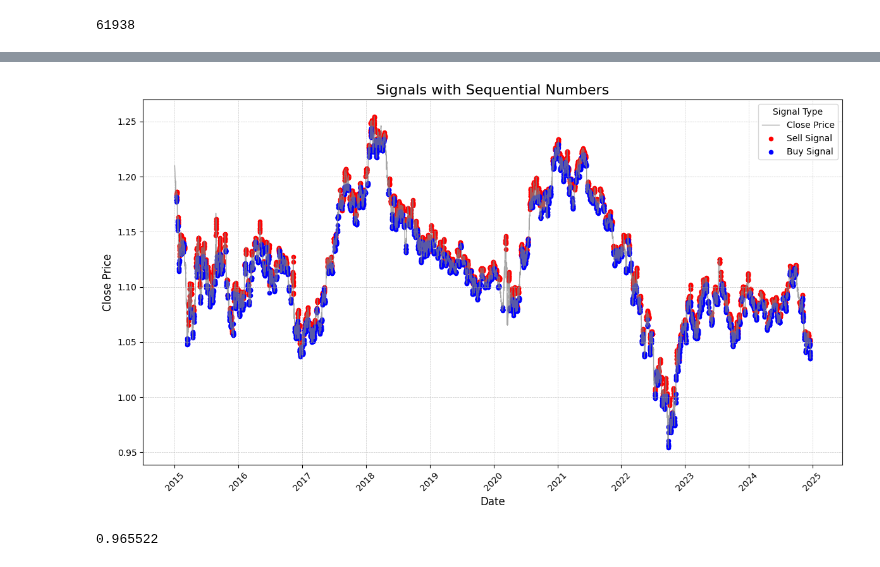
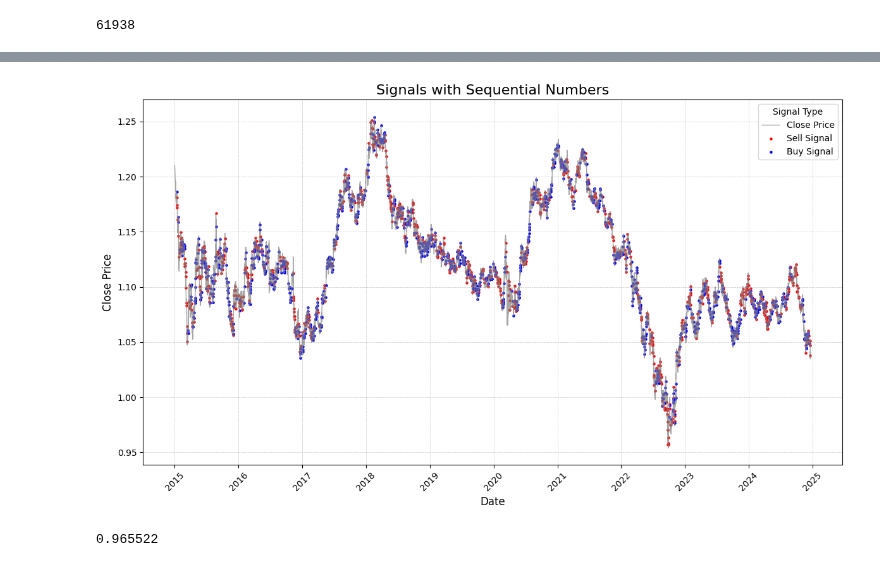
Before and after one commit to Iftekhar-mobin/Make_Money_with_Tensorflow_2.0, a Jupyter notebook: forexPredictor/portfolio from signal.ipynb, the cells around one changed output, grey strips where cells are left out. Drawn from its saved outputs; the diff is of its cells as text; code cells hidden in the pictures.

```diff
--- a/forexPredictor/portfolio from signal.ipynb
+++ b/forexPredictor/portfolio from signal.ipynb
@@ -36,80 +152,11 @@ len(dt)
 # %%
-df=data
-
-
-start = 0
-end = len(dt)
-# end = 5000
-# Assuming 'df' is your DataFrame and it contains 'Date' and 'Close' columns
-df = df.iloc[start:end].reset_index(drop=True)  # Reset index after slicing
-
-# Identify local maxima and minima
-max_signal_indices = argrelextrema(df['Close'].values, np.greater, order=50)[0]
-min_signal_indices = argrelextrema(df['Close'].values, np.less, order=50)[0]
-
-# Initialize Signal column
-df['Signal'] = 0
-df.loc[max_signal_indices, 'Signal'] = -1  # Sell Signal
-df.loc[min_signal_indices, 'Signal'] = 1   # Buy Signal
-
-
-# Modify signals to extend their effect for the next 10 points
-extension_length = 15
-for idx in df[df['Signal'] != 0].index:  # Iterate over non-zero signals
-    signal_value = df.loc[idx, 'Signal']  # Get the signal value (1 or -1)
-    # Update the next `extension_length` zeros to the current signal
-    end_idx = min(idx + extension_length, len(df))  # Ensure we don't exceed bounds
-    for i in range(idx + 1, end_idx):
-        if df.loc[i, 'Signal'] == 0:  # Only alter zero signals
-            df.loc[i, 'Signal'] = signal_value
-
-
-
-
-# Modify signals to extend their effect 3 steps **before** each signal
-extension_length = 5
-for idx in df[df['Signal'] != 0].index:  # Iterate over non-zero signals
-    signal_value = df.loc[idx, 'Signal']  # Get the signal value (1 or -1)
-    # Update the previous `extension_length` zeros to the current signal
-    start_idx = max(idx - extension_length, 0)  # Ensure we don’t go below index 0
-    for i in range(start_idx, idx):
-        if df.loc[i, 'Signal'] == 0:  # Only alter zero signals
-            df.loc[i, 'Signal'] = signal_value
-
-
-# Debugging Info
-print(f"Total Original Sell Signals: {len(max_signal_indices)}")
-print(f"Total Original Buy Signals: {len(min_signal_indices)}")
-print(f"Filtered Signals After Extension: {df['Signal'].value_counts()}")
-
-
-Threshold_distance = 25
-# mv_avg = df['Close'].rolling(window=15).mean()
-
-
-# Filtering consecutive signals
-signal_indices = df[df['Signal'] != 0].index  # Get indices where signals exist
-for i in range(1, len(signal_indices)):
-    current_index = signal_indices[i]
-    previous_index = signal_indices[i - 1]
-
-    # Check for consecutive opposite signals within a short distance (e.g., 25 candles)
-    if abs(current_index - previous_index) <= Threshold_distance and \
-            df.loc[current_index, 'Signal'] == df.loc[previous_index, 'Signal']:
-                df.loc[current_index, 'Signal'] = 0  # Convert to Buy Signal
-
-
-# Debugging Info
-print(f"Total Original Sell Signals: {len(max_signal_indices)}")
-print(f"Total Original Buy Signals: {len(min_signal_indices)}")
-print(f"Filtered Signals: {df['Signal'].value_counts()}")
-
-
 
 
 # Plot Close Prices and signals
 plt.figure(figsize=(12, 7))
 plt.plot(df['Date'], df['Close'], c='gray', alpha=0.7, label='Close Price', linewidth=1)
+# plt.plot(df['Date'], df['Lower_Band'], c='red', alpha=0.7, label='Lower_Band', linewidth=1)
+# plt.plot(df['Date'], df['Upper_Band'], c='blue', alpha=0.7, label='Upper_Band', linewidth=1)
 
 
 # Combine Buy and Sell Signals into one DataFrame
@@ -118,12 +165,12 @@ signals = df[df['Signal'] != 0]  # Filter rows with non-zero signals (buy/sell)
 
 # Plot Final Sell Signals
 sell_signals = signals[signals['Signal'] == -1]
-plt.scatter(sell_signals['Date'], sell_signals['Close'], c='red', label='Sell Signal', marker='o', s=20)
+plt.scatter(sell_signals['Date'], sell_signals['Close'], c='red', label='Sell Signal', marker='o', s=5)
 
 
 # Plot Final Buy Signals
 buy_signals = signals[signals['Signal'] == 1]
-plt.scatter(buy_signals['Date'], buy_signals['Close'], c='blue', label='Buy Signal', marker='o', s=20)
+plt.scatter(buy_signals['Date'], buy_signals['Close'], c='blue', label='Buy Signal', marker='o', s=5)
 
 
 # Add sequential numbering for all signals with adjusted spacing
@@ -179,5 +226,5 @@ Filtered Signals: Signal
 Name: count, dtype: int64
-[figure, old version]
+[figure, new version]
 # %%
 mv_avg[3000]
 # %% [output]
```
Also changed, not shown: parts of 6 cells of this notebook.
